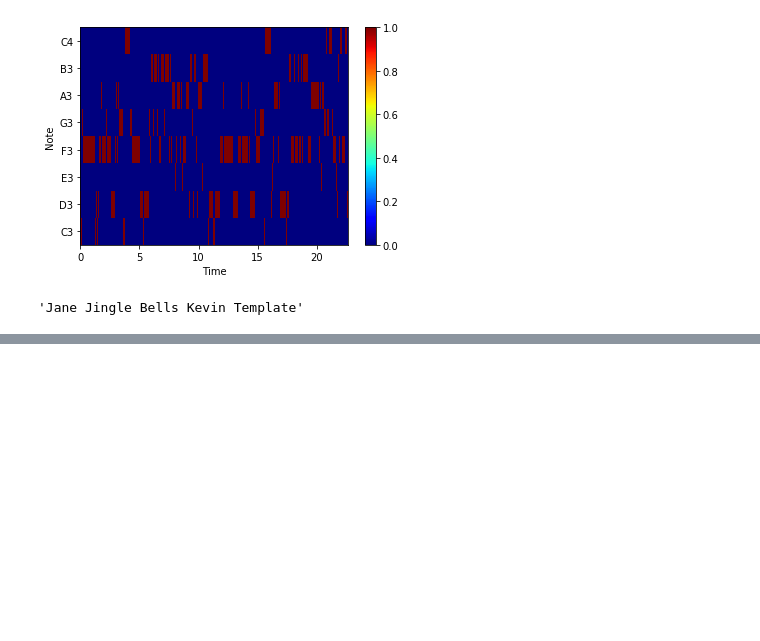
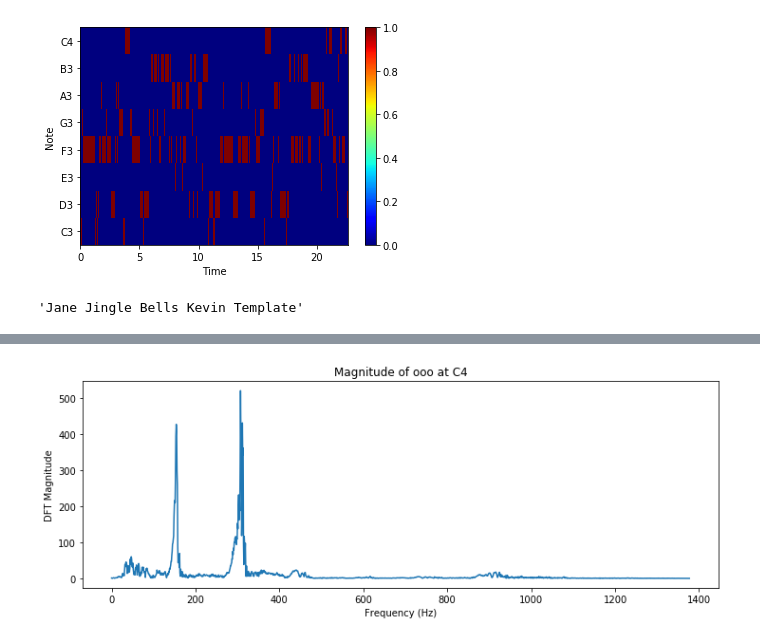
Before and after one commit to GabeQ/MusicStems, a Jupyter notebook: musicStemsFinalProj.ipynb, the cells around one changed output, grey strips where cells are left out. Saved outputs shown, nothing was run; the diff lists cells and outputs as text; code cells hidden in the pictures; blank space fills up the shorter version.

```diff
--- a/musicStemsFinalProj.ipynb
+++ b/musicStemsFinalProj.ipynb
@@ -1231,0 +976,4 @@ def melSpecApproach(db_Songs, db_Scales, sr=22050, n_mels=20, fmax=8000):
+# %%
+plotDFT(oooAudio, sr, 'ooo at C4')
+# %% [output]
+[figure, added]
```
Also changed, not shown: parts of 96 cells of this notebook, 56 other files.
